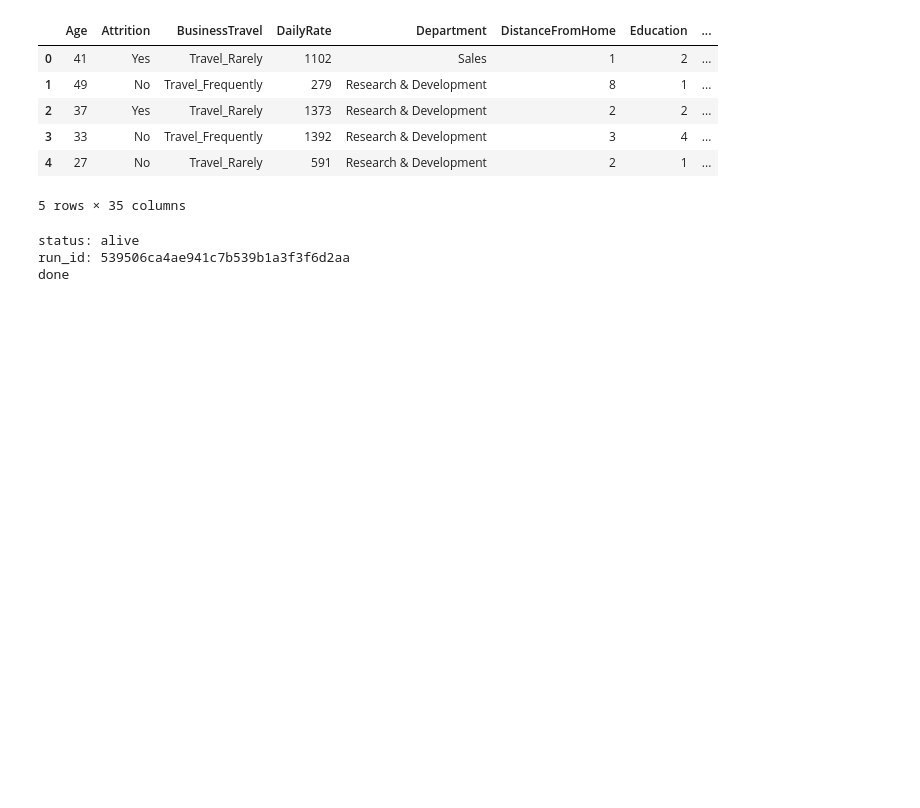
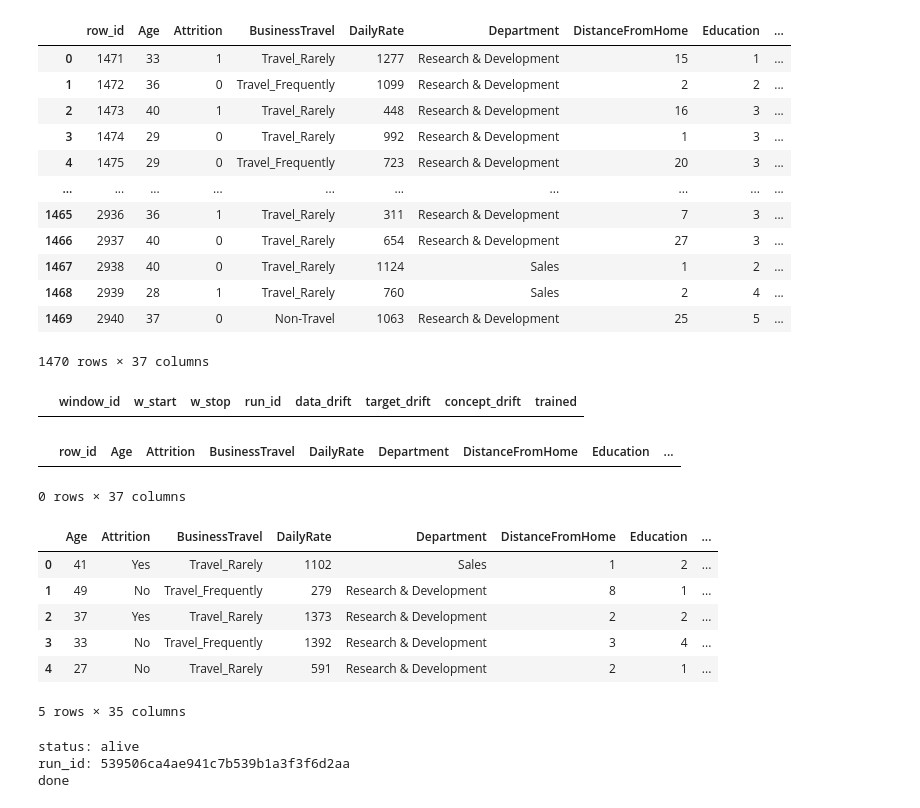
Before and after one commit to Krista128/LR_mlops, a Jupyter notebook: notebooks/5.0-mm-database-data-send.ipynb, the cells around one changed output. Cells and saved outputs as stored; diff of their text form; code cells hidden in the pictures; blank space fills up the shorter version.

```diff
--- a/notebooks/5.0-mm-database-data-send.ipynb
+++ b/notebooks/5.0-mm-database-data-send.ipynb
@@ -12,0 +34,2 @@ con = db_connector(DB_URL)
+# %%
+con.update_drift_report(window_id=2, target_drift=False, concept_drift=True)
@@ -12,0 +80,23 @@ con = db_connector(DB_URL)
+# %%
+win_data = con.get_window_rows(1471, 2940)
+
+train_data = con.get_train_data("539506ca4ae941c7b539b1a3f3f6d2aa")
+# %%
+target_train = train_data["GT_Attrition"].copy().apply(booler)
+target_win = win_data["GT_Attrition"].copy().apply(booler)
+
+
+train_data = train_data.drop(
+    columns=[
+        "row_id",
+        "model_train_run_id",
+        "pipeline_shema_version",
+        "GT_Attrition",
+    ]
+)
+win_data = win_data.drop(columns=["row_id", "GT_Attrition"])
+
+train_data = preproc(train_data)
+win_data = preproc(win_data)
+
+model = load_model()["model"]
@@ -12,0 +118,20 @@ con = db_connector(DB_URL)
+# %%
+win_data
+# %% [output]
+|  | row_id | Age | Attrition | BusinessTravel | DailyRate | Department | DistanceFromHome | Education | ... |
+| 0 | 1471 | 33 | 1 | Travel_Rarely | 1277 | Research & Development | 15 | 1 | ... |
+| 1 | 1472 | 36 | 0 | Travel_Frequently | 1099 | Research & Development | 2 | 2 | ... |
+| 2 | 1473 | 40 | 1 | Travel_Rarely | 448 | Research & Development | 16 | 3 | ... |
+| 3 | 1474 | 29 | 0 | Travel_Rarely | 992 | Research & Development | 1 | 3 | ... |
+| 4 | 1475 | 29 | 0 | Travel_Frequently | 723 | Research & Development | 20 | 3 | ... |
+| ... | ... | ... | ... | ... | ... | ... | ... | ... | ... |
+| 1465 | 2936 | 36 | 1 | Travel_Rarely | 311 | Research & Development | 7 | 3 | ... |
+| 1466 | 2937 | 40 | 0 | Travel_Rarely | 654 | Research & Development | 27 | 3 | ... |
+| 1467 | 2938 | 40 | 0 | Travel_Rarely | 1124 | Sales | 1 | 2 | ... |
+| 1468 | 2939 | 28 | 1 | Travel_Rarely | 760 | Sales | 2 | 4 | ... |
+| 1469 | 2940 | 37 | 0 | Non-Travel | 1063 | Research & Development | 25 | 5 | ... |
+1470 rows × 37 columns
+# %%
+con.get_earliest_window_with_new_labels()
+# %% [output]
+|  | window_id | w_start | w_stop | run_id | data_drift | target_drift | concept_drift | trained |
@@ -13,3 +150,8 @@ con = db_connector(DB_URL)
+# %%
+res
+# %% [output]
+|  | row_id | Age | Attrition | BusinessTravel | DailyRate | Department | DistanceFromHome | Education | ... |
+0 rows × 37 columns
 # %%
 df = pd.read_csv(
     Path.cwd().parent / "data" / "raw" / "IBM_HR_attr.csv",
```
Also changed, not shown: parts of 7 cells of this notebook, 7 other files.
